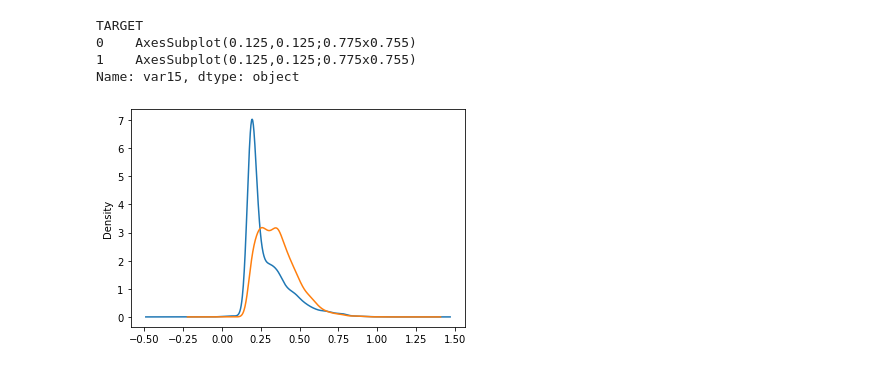
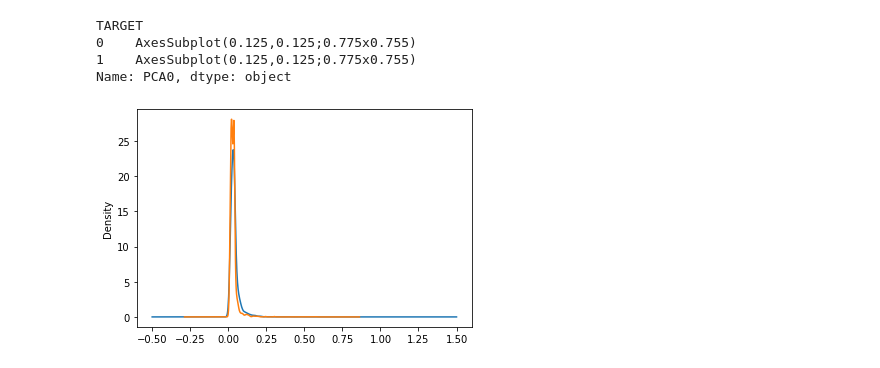
Before and after one commit to gustavomccoelho/Customer-Satisfaction-Prediction, a Jupyter notebook: code/Exploratory-Analysis-2.ipynb, the cells around one changed output. Saved outputs shown, nothing was run; the diff lists cells and outputs as text; code cells hidden in the pictures.

```diff
--- a/code/Exploratory-Analysis-2.ipynb
+++ b/code/Exploratory-Analysis-2.ipynb
@@ -28,10 +31,10 @@ train.describe()
 # %%
-# Analysing var15
+# Analysing PCA0
 
-train.groupby("TARGET").var15.plot(kind='kde')
+train.groupby("TARGET").PCA0.plot(kind='kde')
 # %% [output]
 TARGET
 0    AxesSubplot(0.125,0.125;0.775x0.755)
 1    AxesSubplot(0.125,0.125;0.775x0.755)
-Name: var15, dtype: object
+Name: PCA0, dtype: object
-[figure, old version]
+[figure, new version]
```
Also changed, not shown: parts of 6 cells of this notebook, 6 other files.
